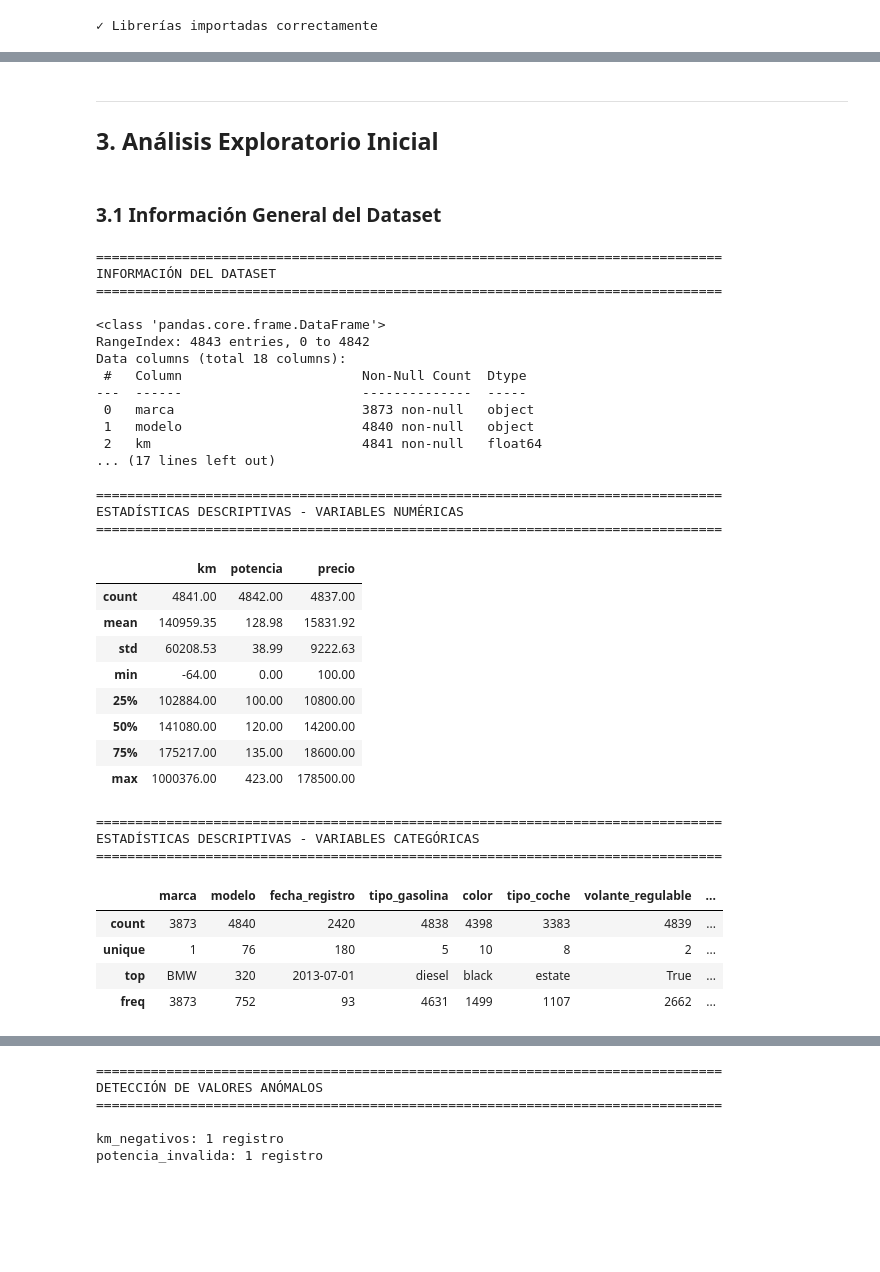
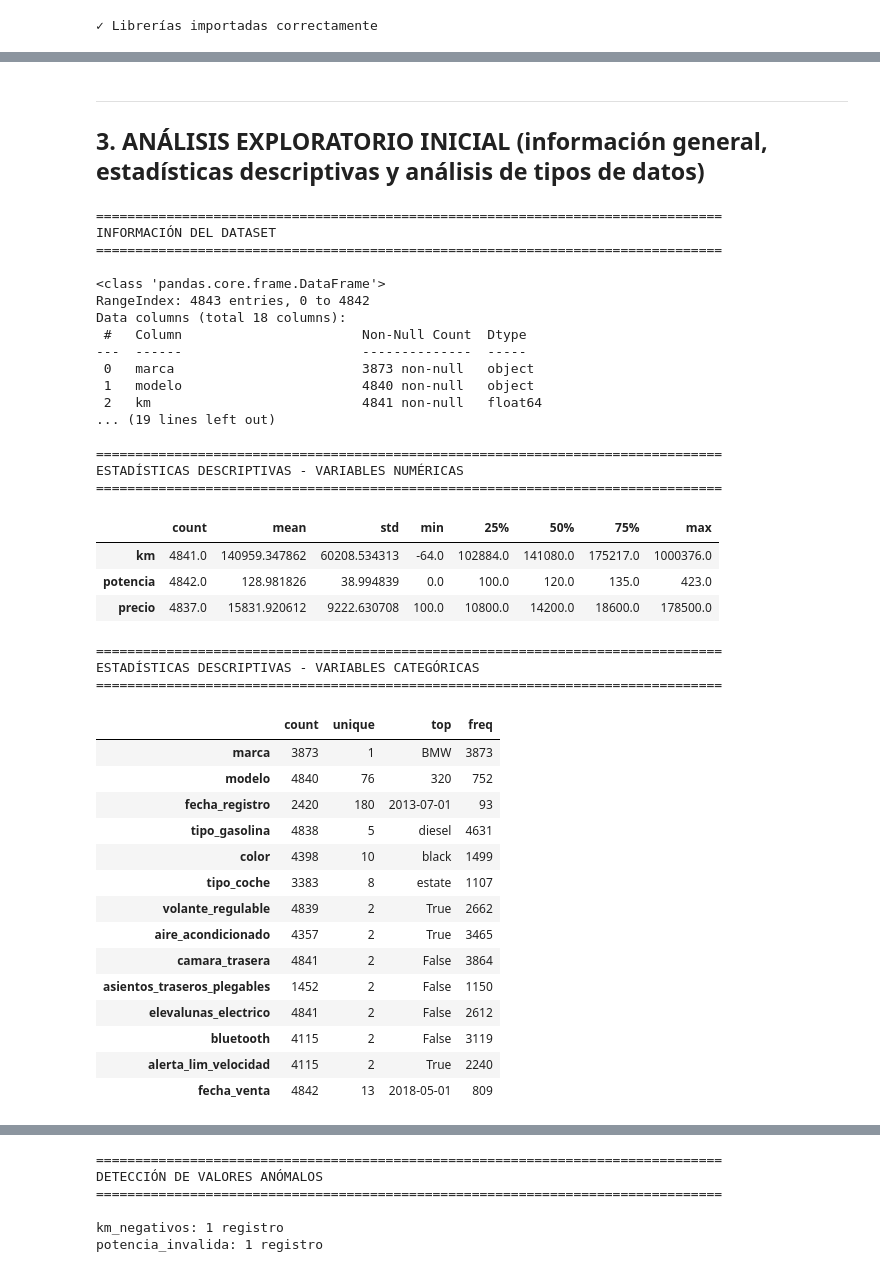
Before and after one commit to alexisnlh/entregable_1_data_engineering, a Jupyter notebook: notebooks_individuales/alexis_labrador.ipynb, the cells around one changed output, grey strips where cells are left out. Drawn from its saved outputs; the diff is of its cells as text; code cells hidden in the pictures; blank space fills up the shorter version.

```diff
--- a/notebooks_individuales/alexis_labrador.ipynb
+++ b/notebooks_individuales/alexis_labrador.ipynb
@@ -22,4 +22,5 @@ Drive already mounted at /content/drive; to attempt to forcibly remount, call dr
 # %%
+import sys
 from datetime import datetime
 import pandas as pd
 import numpy as np
@@ -27,6 +28,8 @@ import matplotlib.pyplot as plt
 import seaborn as sns
 from sklearn.preprocessing import MinMaxScaler, StandardScaler, OneHotEncoder
 
+pd.set_option('display.width', 1000)
+
 BASE_PATH = "/content/drive/MyDrive/Nuclio Master/Entregable 1"
 
 print("✓ Librerías importadas correctamente")
@@ -64,53 +65,58 @@ print(df)
 
 [4843 rows x 18 columns]
-# %% [markdown]
----
-
-## 3. Análisis Exploratorio Inicial
-# %% [markdown]
-### 3.1 Información General del Dataset
+# %% [markdown]
+---
+
+## 3. ANÁLISIS EXPLORATORIO INICIAL (información general, estadísticas descriptivas y análisis de tipos de datos)
 # %%
 print("=" * 80, "\nINFORMACIÓN DEL DATASET\n" + "=" * 80, "\n")
-
 df.info()
+print("\n")
 
 print("\n" + "=" * 80, "\nESTADÍSTICAS DESCRIPTIVAS - VARIABLES NUMÉRICAS\n" + "=" * 80, "\n")
-display(df.describe())
+display(df.describe().T)
+print("\n")
 
 print("\n" + "=" * 80, "\nESTADÍSTICAS DESCRIPTIVAS - VARIABLES CATEGÓRICAS\n" + "=" * 80, "\n")
-display(df.describe(include=['object']))
+display(df.describe(include=['object']).T)
+print("\n")
 # %% [output]
 ================================================================================
 INFORMACIÓN DEL DATASET
 ================================================================================
 
 <class 'pandas.core.frame.DataFrame'>
 RangeIndex: 4843 entries, 0 to 4842
 Data columns (total 18 columns):
  #   Column                       Non-Null Count  Dtype
 ---  ------                       --------------  -----
  0   marca                        3873 non-null   object
  1   modelo                       4840 non-null   object
  2   km                           4841 non-null   float64
-... (17 lines left out)
+... (19 lines left out)
 
 ================================================================================
 ESTADÍSTICAS DESCRIPTIVAS - VARIABLES NUMÉRICAS
 ================================================================================
-|  | km | potencia | precio |
-| count | 4841.00 | 4842.00 | 4837.00 |
-| mean | 140959.35 | 128.98 | 15831.92 |
-| std | 60208.53 | 38.99 | 9222.63 |
-| min | -64.00 | 0.00 | 100.00 |
-| 25% | 102884.00 | 100.00 | 10800.00 |
-| 50% | 141080.00 | 120.00 | 14200.00 |
-| 75% | 175217.00 | 135.00 | 18600.00 |
-| max | 1000376.00 | 423.00 | 178500.00 |
+|  | count | mean | std | min | 25% | 50% | 75% | max |
+| km | 4841.0 | 140959.347862 | 60208.534313 | -64.0 | 102884.0 | 141080.0 | 175217.0 | 1000376.0 |
+| potencia | 4842.0 | 128.981826 | 38.994839 | 0.0 | 100.0 | 120.0 | 135.0 | 423.0 |
+| precio | 4837.0 | 15831.920612 | 9222.630708 | 100.0 | 10800.0 | 14200.0 | 18600.0 | 178500.0 |
 ================================================================================
 ESTADÍSTICAS DESCRIPTIVAS - VARIABLES CATEGÓRICAS
 ================================================================================
-|  | marca | modelo | fecha_registro | tipo_gasolina | color | tipo_coche | volante_regulable | ... |
-| count | 3873 | 4840 | 2420 | 4838 | 4398 | 3383 | 4839 | ... |
-| unique | 1 | 76 | 180 | 5 | 10 | 8 | 2 | ... |
-| top | BMW | 320 | 2013-07-01 | diesel | black | estate | True | ... |
-| freq | 3873 | 752 | 93 | 4631 | 1499 | 1107 | 2662 | ... |
+|  | count | unique | top | freq |
+| marca | 3873 | 1 | BMW | 3873 |
+| modelo | 4840 | 76 | 320 | 752 |
+| fecha_registro | 2420 | 180 | 2013-07-01 | 93 |
+| tipo_gasolina | 4838 | 5 | diesel | 4631 |
+| color | 4398 | 10 | black | 1499 |
+| tipo_coche | 3383 | 8 | estate | 1107 |
+| volante_regulable | 4839 | 2 | True | 2662 |
+| aire_acondicionado | 4357 | 2 | True | 3465 |
+| camara_trasera | 4841 | 2 | False | 3864 |
+| asientos_traseros_plegables | 1452 | 2 | False | 1150 |
+| elevalunas_electrico | 4841 | 2 | False | 2612 |
+| bluetooth | 4115 | 2 | False | 3119 |
+| alerta_lim_velocidad | 4115 | 2 | True | 2240 |
+| fecha_venta | 4842 | 13 | 2018-05-01 | 809 |
```
Also changed, not shown: parts of 36 cells of this notebook.
